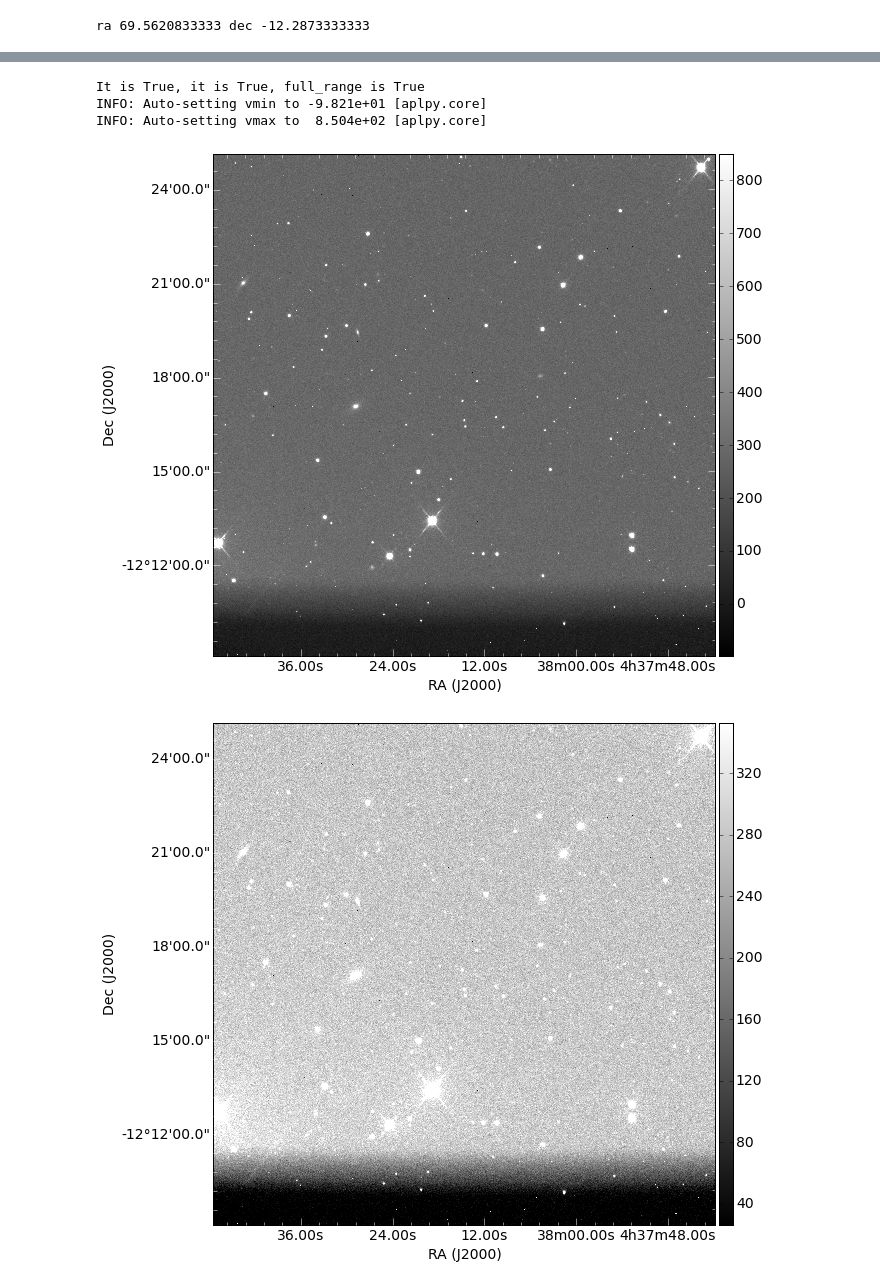
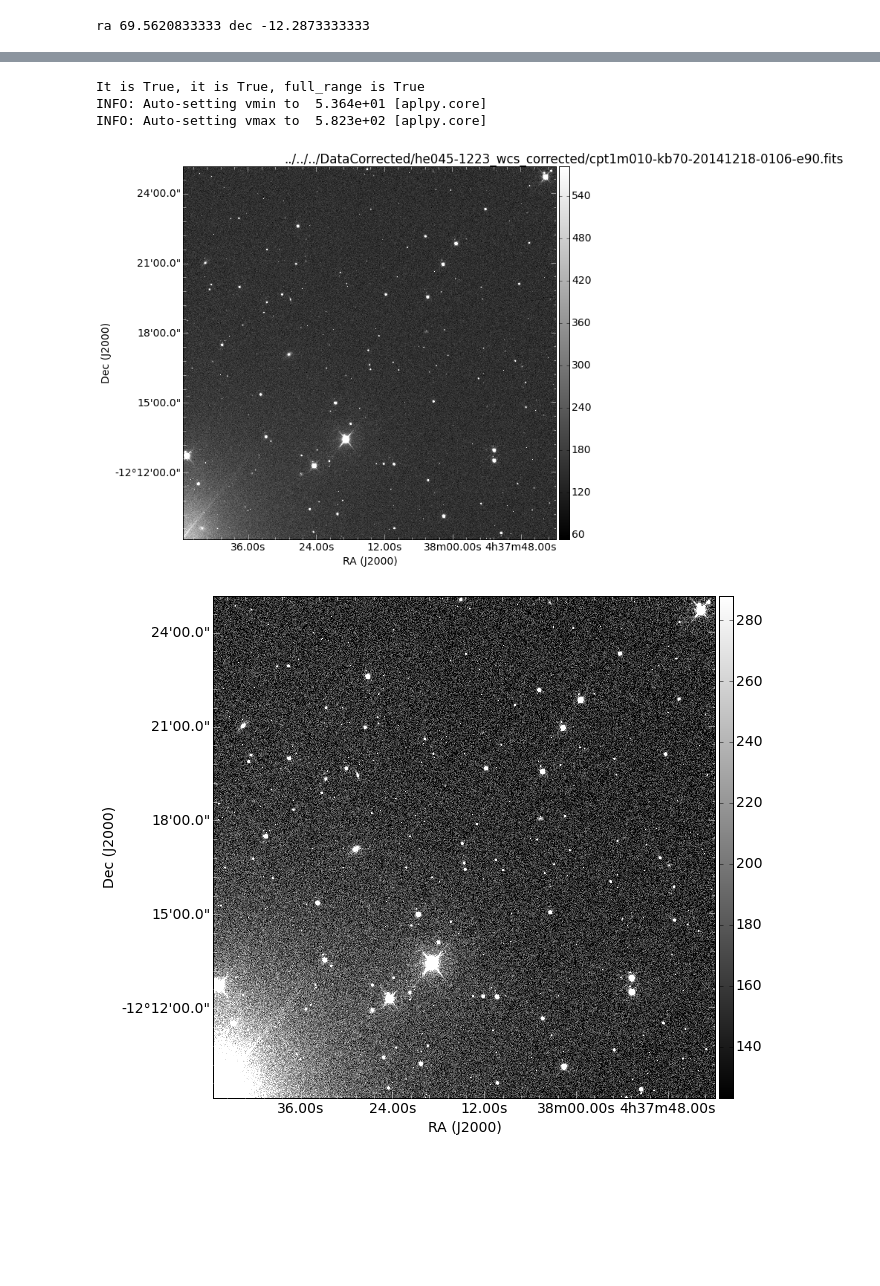
Before and after one commit to lmoustakas/lcolens, a Jupyter notebook: python/cmg/analysis_lib_demo_chris.ipynb, the cells around one changed output, grey strips where cells are left out. Saved outputs shown, nothing was run; the diff lists cells and outputs as text; code cells hidden in the pictures; blank space fills up the shorter version.

```diff
--- a/python/cmg/analysis_lib_demo_chris.ipynb
+++ b/python/cmg/analysis_lib_demo_chris.ipynb
@@ -216,7 +216,7 @@ print 'ra',ra,'dec',dec
 #fits_file_name = '../data/HE0435_LCOGT/lsc1m004-fl04-20141201-0124-e90.fits'
 #fits_file_name = '../data/HE0435_LCOGT/lsc1m009-fl03-20141201-0115-e90.fits'
 #fits_file_name = '../data/HE0435_LCOGT/lsc1m004-fl04-20141201-0123-e90.fits'
-fits_file_name1 = '../../../DataCorrected/he045-1223_wcs_corrected/cpt1m010-kb70-20141218-0115-e90.fits'
+fits_file_name1 = '../../../DataCorrected/he045-1223_wcs_corrected/cpt1m010-kb70-20141218-0106-e90.fits'
 #fits_file_name2 = '../data/HE0435_LCOGT/lsc1m004-fl04-20141201-0124-e90_wcs_corrected.fits'
 #fits_file_name3 = '../data/HE0435_LCOGT/lsc1m009-fl03-20141201-0115-e90_wcs_corrected.fits'
 
@@ -257,6 +257,7 @@ dec = -12. - (17./60 +14.4/60./60.)
 
 #plt.figure()
 a1.plot_image(full_range=True)
+plt.title(a1.fits_file_name)
 a1.plot_image()
 a1.plot_image(ra_center=ra,dec_center=dec,rad=0.015)
 
@@ -277,7 +278,8 @@ obj  = SourceImage(a1, ra,  dec,  30)
 plt.figure()
 plt.subplot(222)
 plt.imshow(obj.image, cmap='gray', interpolation='none')
-plt.title('ra: %1.4f dec: %1.4f'%(ra,dec))
+#plt.title('ra: %1.4f dec: %1.4f'%(ra,dec))
+plt.title(a1.fits_file_name)
 plt.colorbar()
 #plt.subplot(223)
 #plt.imshow(obj1.image, cmap='gray', interpolation='none')
@@ -299,5 +301,5 @@ INFO:astropy:Auto-setting vmax to  8.504e+02
 It is True, it is True, full_range is True
-INFO: Auto-setting vmin to -9.821e+01 [aplpy.core]
-INFO: Auto-setting vmax to  8.504e+02 [aplpy.core]
+INFO: Auto-setting vmin to  5.364e+01 [aplpy.core]
+INFO: Auto-setting vmax to  5.823e+02 [aplpy.core]
-[figure, old version]
+[figure, new version]
-[figure, old version]
+[figure, new version]
```
Also changed, not shown: parts of 5 cells of this notebook.
